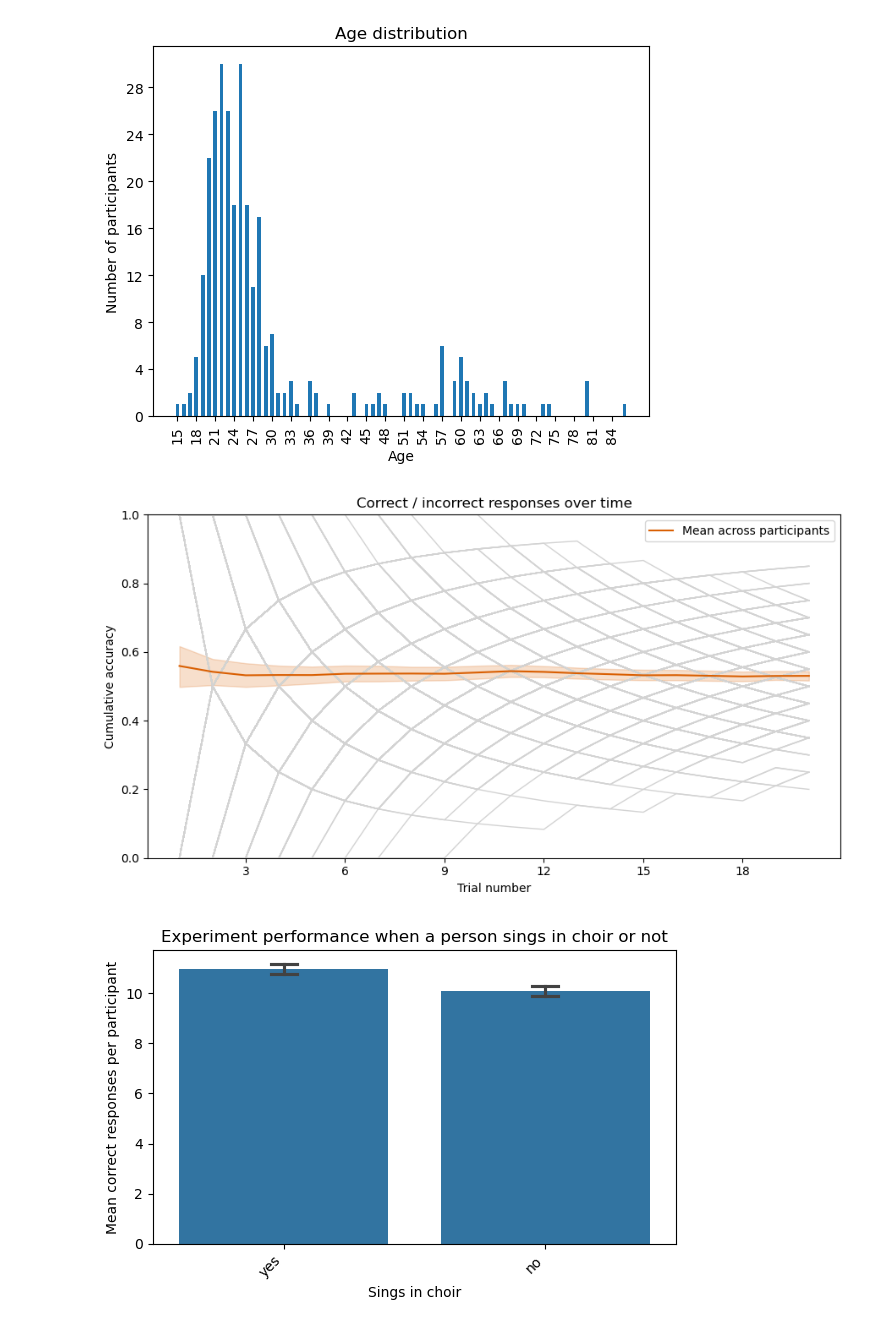
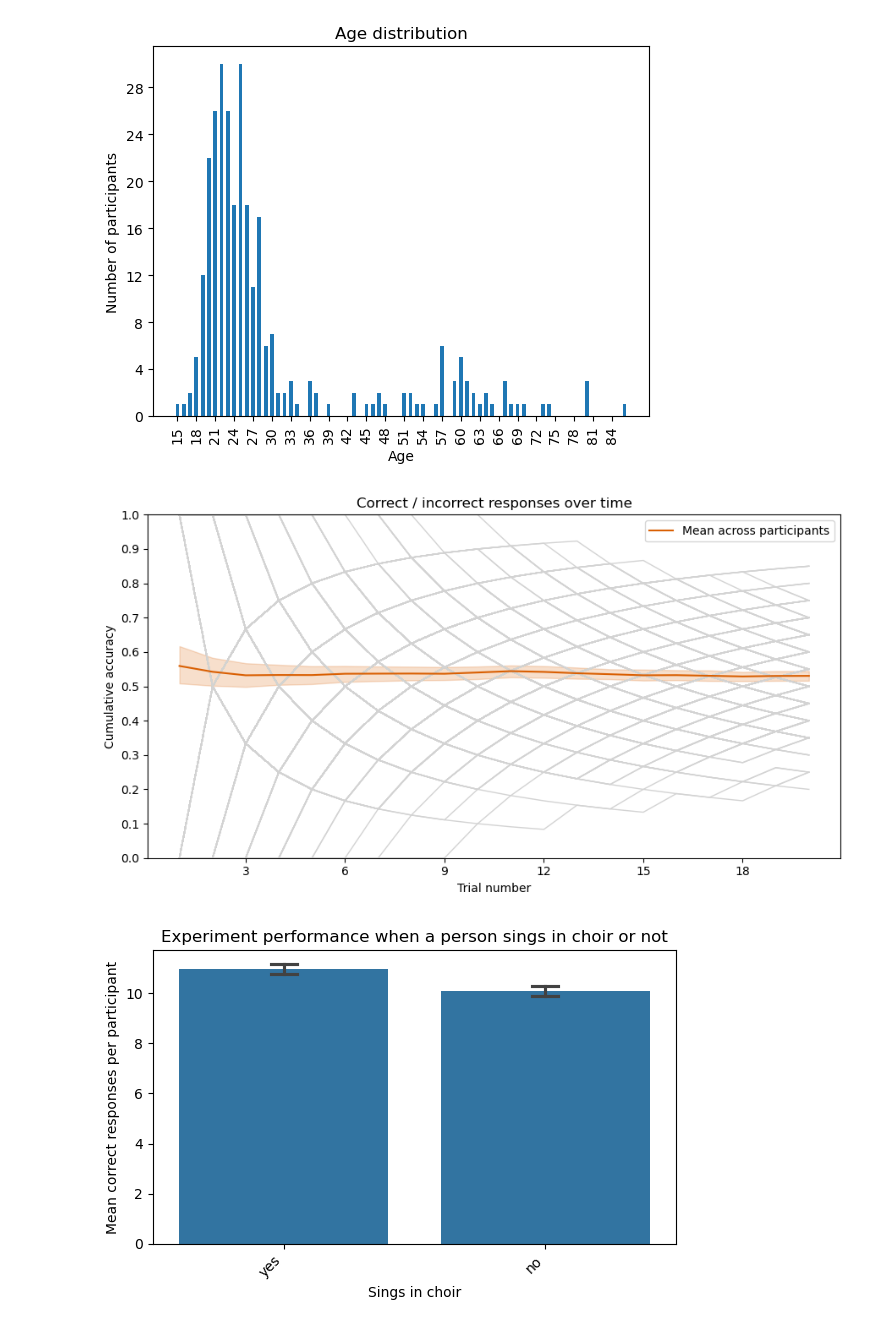
Before and after one commit to jasonvla/bachAndNotagenCorpora, a Jupyter notebook: poster_ICCCM/eval_ICCCM.ipynb, the cells around one changed output. Cells and saved outputs as stored; diff of their text form; code cells hidden in the pictures.

```diff
--- a/poster_ICCCM/eval_ICCCM.ipynb
+++ b/poster_ICCCM/eval_ICCCM.ipynb
@@ -175,34 +175,35 @@ plt.figure(figsize=(9, 5))
 
 sns.lineplot(
     data=df,
     x="trial_number",
     y="cumulative_acc",
     units="participant_id",
     estimator=None,
     color="lightgray",
     alpha=1,
     linewidth=1,
     legend=False
 )
 
 sns.lineplot(
     data=df,
     x="trial_number",
     y="cumulative_acc",
     estimator="mean",
     color="#d95f02",
     linewidth=1.5,
     label="Mean across participants"
 )
 plt.title("Correct / incorrect responses over time")
 plt.xlabel("Trial number")
 plt.gca().xaxis.set_major_locator(MaxNLocator(integer=True))
 plt.ylabel("Cumulative accuracy")
 plt.ylim(0, 1)
+plt.yticks(np.arange(0, 1.1, 0.1))
 plt.tight_layout()
 plt.show()
 # %% [output]
-[figure, old version]
+[figure, new version]
 # %%
 # =============================================
 # AVERAGE CORRECT RESPONSES BY "sings_in_choir"
```
